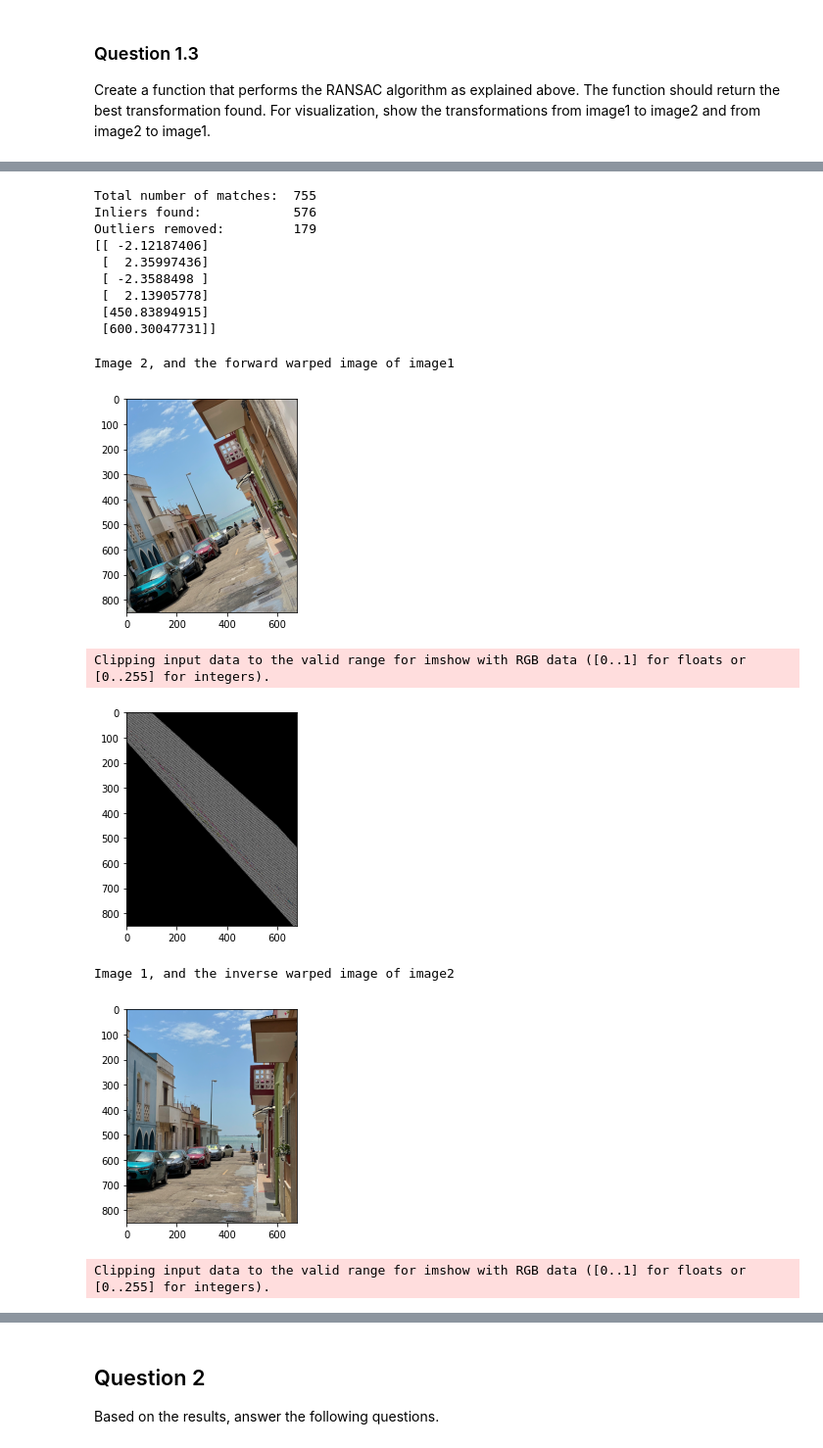
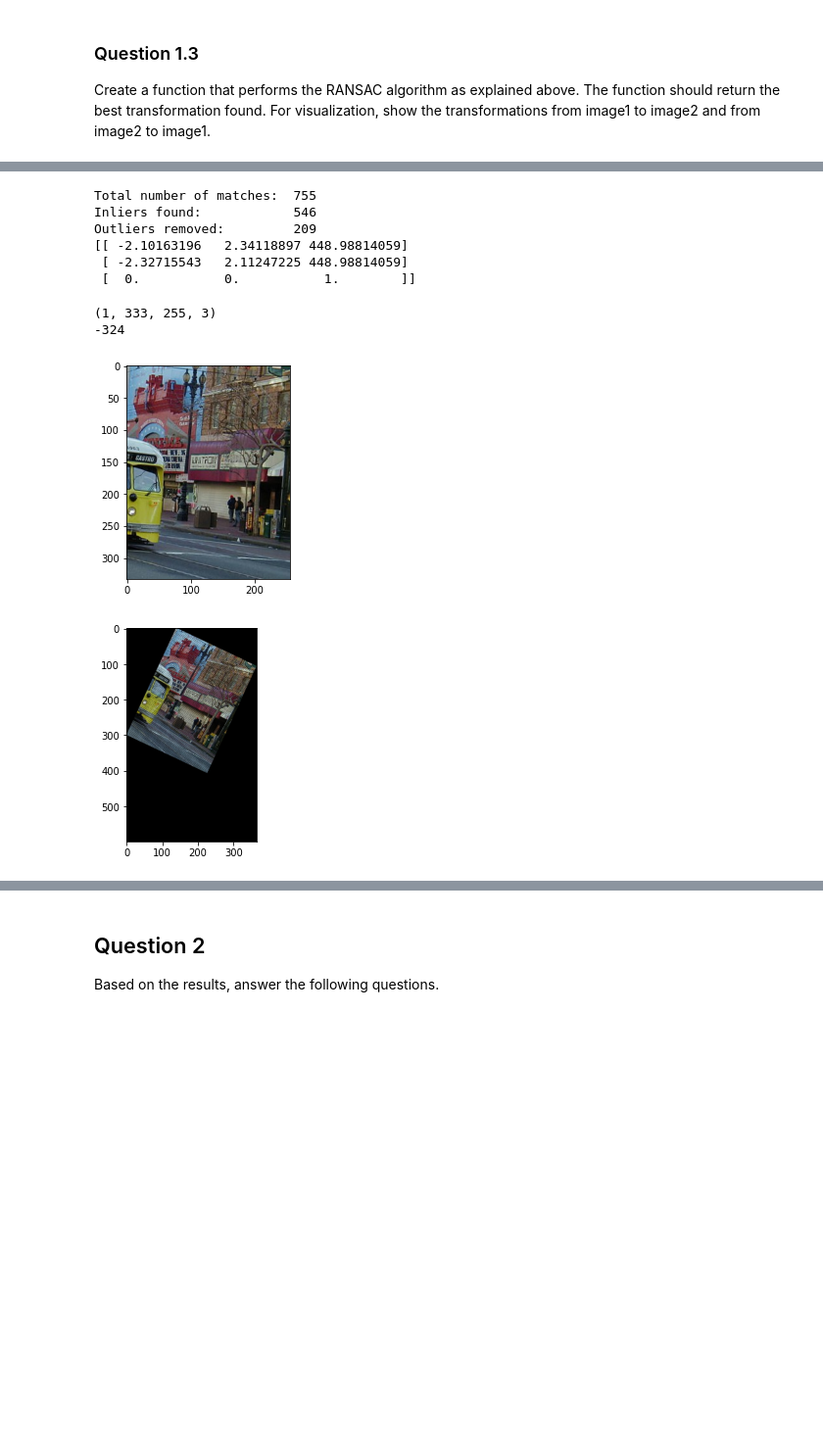
Before and after one commit to jwagenbach/cv_lab4, a Jupyter notebook: Computer_Vision_1_Lab_4.ipynb, the cells around one changed output, grey strips where cells are left out. Shown at 98% size. Drawn from its saved outputs; the diff is of its cells as text; code cells hidden in the pictures; blank space fills up the shorter version.

```diff
--- a/Computer_Vision_1_Lab_4.ipynb
+++ b/Computer_Vision_1_Lab_4.ipynb
@@ -350,25 +372,19 @@ def visualization(img1, img2, best_matrix):
 # %%
-N_iterations = 1000 # experiment with this value!
+N_iterations = 100 # experiment with this value!
 best_matrix, _ = ransac(keypoints_1,keypoints_2,matches, N_iterations)
 # %% [output]
 Total number of matches:  755
-Inliers found:            576
-Outliers removed:         179
-[[ -2.12187406]
- [  2.35997436]
- [ -2.3588498 ]
- [  2.13905778]
- [450.83894915]
- [600.30047731]]
+Inliers found:            546
+Outliers removed:         209
+[[ -2.10163196   2.34118897 448.98814059]
+ [ -2.32715543   2.11247225 448.98814059]
+ [  0.           0.           1.        ]]
 # %%
-test_matrix=np.array([0.89,-0.42,0.42,0.902,-185,192])
-visualization(img1, img2, best_matrix)
-#visualization(img1,test_matrix)
+#test_matrix=np.array([0.89,-0.42,0.42,0.902,-185,192])
+test_matrix = np.array([[0.89, -0.42, -185] , [0.42,0.902,192] , [0, 0, 1]])
+visualization(img2, test_matrix, warp = 'forward')
 # %% [output]
-Image 2, and the forward warped image of image1
+(1, 333, 255, 3)
+-324
-[figure, old version]
+[figure, new version]
-Clipping input data to the valid range for imshow with RGB data ([0..1] for floats or [0..255] for integers).
-[figure, old version]
+[figure, new version]
-Image 1, and the inverse warped image of image2
-[figure, removed]
-Clipping input data to the valid range for imshow with RGB data ([0..1] for floats or [0..255] for integers).
```
Also changed, not shown: parts of 17 cells of this notebook.
